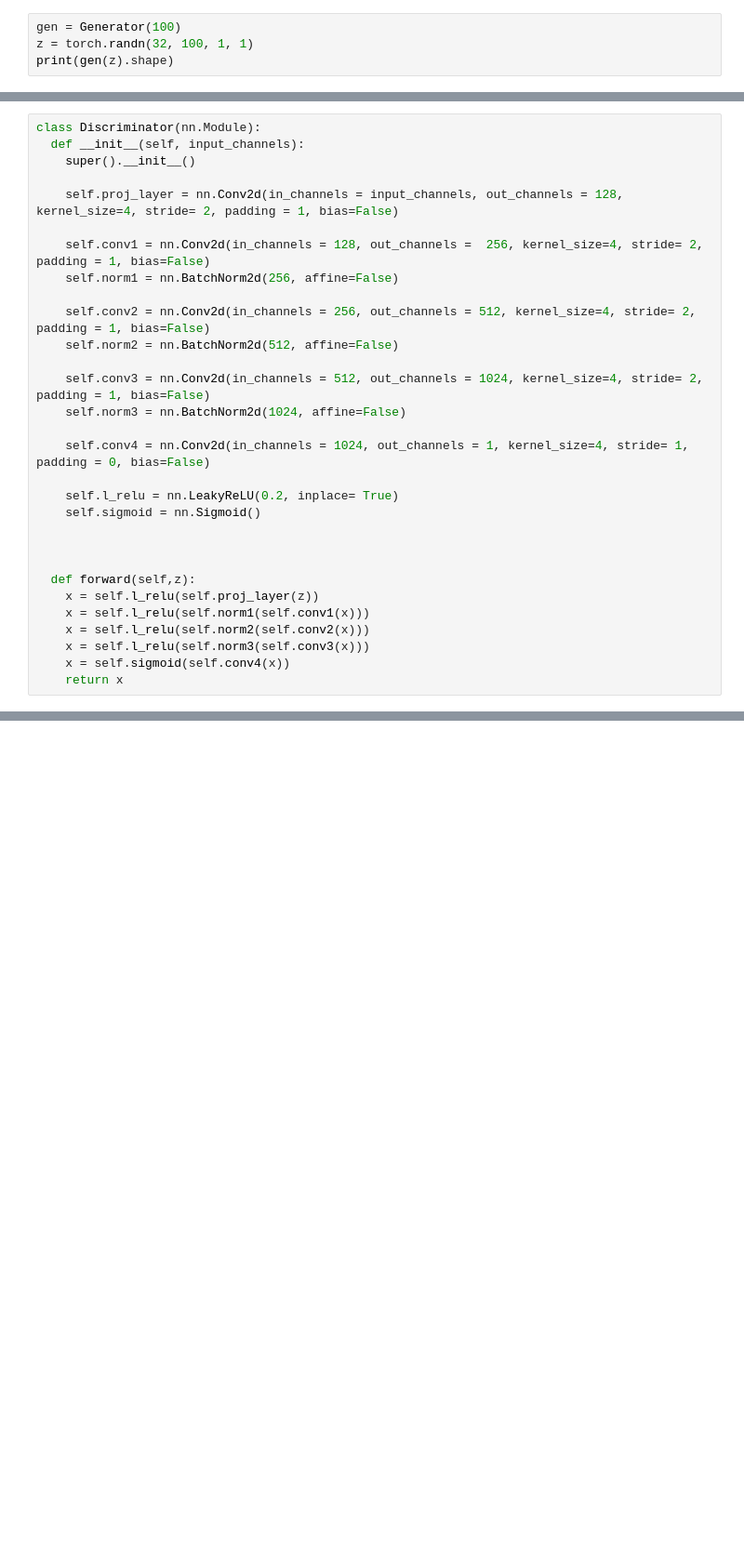
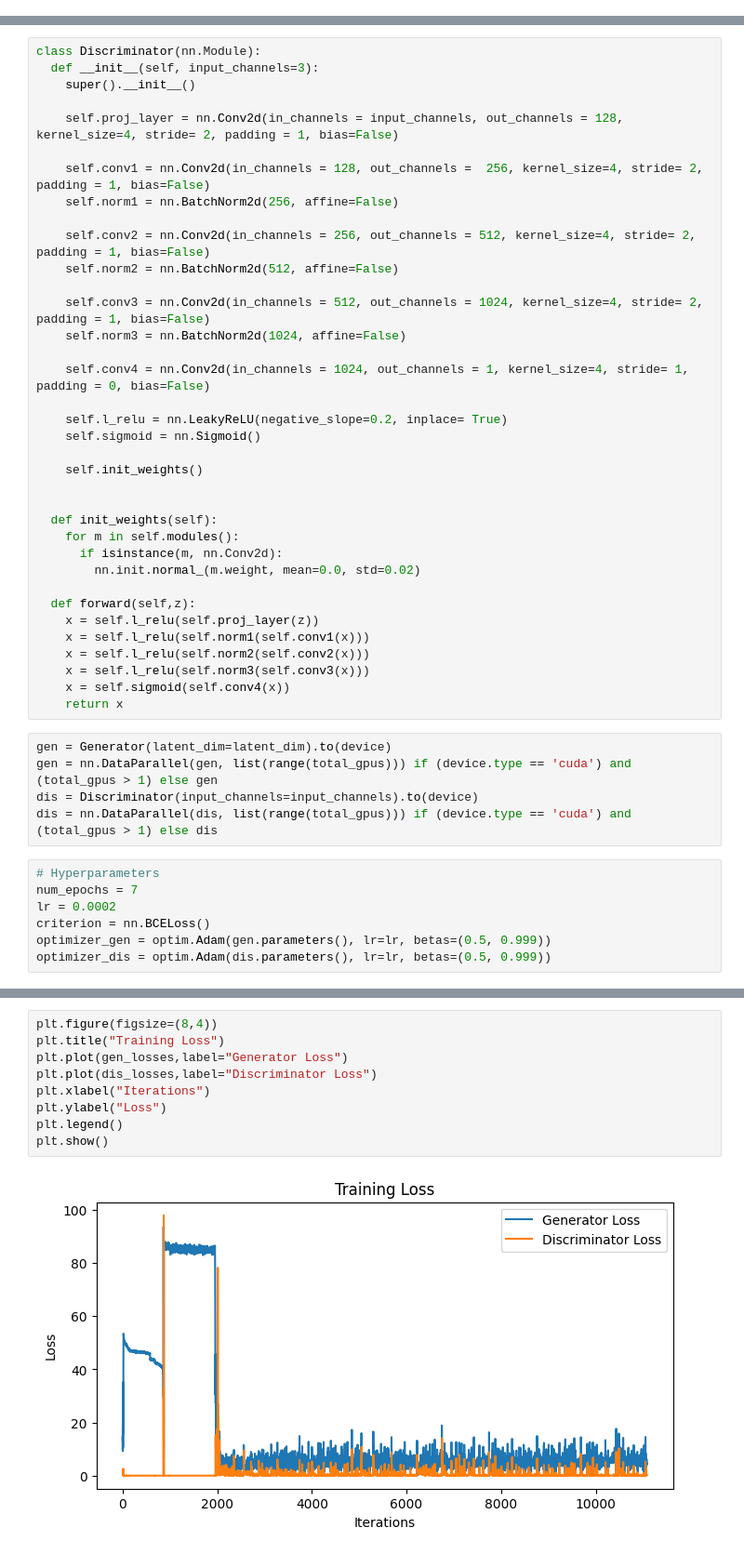
Before and after one commit to ShabbirHussain7/Deep-Convolution-GAN, a Jupyter notebook: GANs.ipynb, the cells around one changed output, grey strips where cells are left out. Shown at 93% size. Drawn from its saved outputs; the diff is of its cells as text; blank space fills up the shorter version.

```diff
--- a/GANs.ipynb
+++ b/GANs.ipynb
@@ -45,7 +77,3 @@ class Generator(nn.Module):
     x = self.relu(self.norm3(self.conv3(x)))
     x = self.tanh(self.conv4(x))
     return x
-# %%
-gen = Generator(100)
-z = torch.randn(32, 100, 1, 1)
-print(gen(z).shape)
@@ -54,6 +80,6 @@ torch.Size([32, 3, 64, 64])
 # %%
 class Discriminator(nn.Module):
-  def __init__(self, input_channels):
+  def __init__(self, input_channels=3):
     super().__init__()
 
     self.proj_layer = nn.Conv2d(in_channels = input_channels, out_channels = 128, kernel_size=4, stride= 2, padding = 1, bias=False)
@@ -69,10 +95,16 @@ class Discriminator(nn.Module):
 
     self.conv4 = nn.Conv2d(in_channels = 1024, out_channels = 1, kernel_size=4, stride= 1, padding = 0, bias=False)
 
-    self.l_relu = nn.LeakyReLU(0.2, inplace= True)
+    self.l_relu = nn.LeakyReLU(negative_slope=0.2, inplace= True)
     self.sigmoid = nn.Sigmoid()
 
+    self.init_weights()
 
+
+  def init_weights(self):
+    for m in self.modules():
+      if isinstance(m, nn.Conv2d):
+        nn.init.normal_(m.weight, mean=0.0, std=0.02)
 
   def forward(self,z):
     x = self.l_relu(self.proj_layer(z))
@@ -81,3 +113,15 @@ class Discriminator(nn.Module):
     x = self.l_relu(self.norm3(self.conv3(x)))
     x = self.sigmoid(self.conv4(x))
     return x
+# %%
+gen = Generator(latent_dim=latent_dim).to(device)
+gen = nn.DataParallel(gen, list(range(total_gpus))) if (device.type == 'cuda') and (total_gpus > 1) else gen
+dis = Discriminator(input_channels=input_channels).to(device)
+dis = nn.DataParallel(dis, list(range(total_gpus))) if (device.type == 'cuda') and (total_gpus > 1) else dis
+# %%
+# Hyperparameters
+num_epochs = 7
+lr = 0.0002
+criterion = nn.BCELoss()
+optimizer_gen = optim.Adam(gen.parameters(), lr=lr, betas=(0.5, 0.999))
+optimizer_dis = optim.Adam(dis.parameters(), lr=lr, betas=(0.5, 0.999))
@@ -83,0 +197,11 @@ class Discriminator(nn.Module):
+# %%
+plt.figure(figsize=(8,4))
+plt.title("Training Loss")
+plt.plot(gen_losses,label="Generator Loss")
+plt.plot(dis_losses,label="Discriminator Loss")
+plt.xlabel("Iterations")
+plt.ylabel("Loss")
+plt.legend()
+plt.show()
+# %% [output]
+[figure, added]
```
Also changed, not shown: parts of 12 cells of this notebook.
